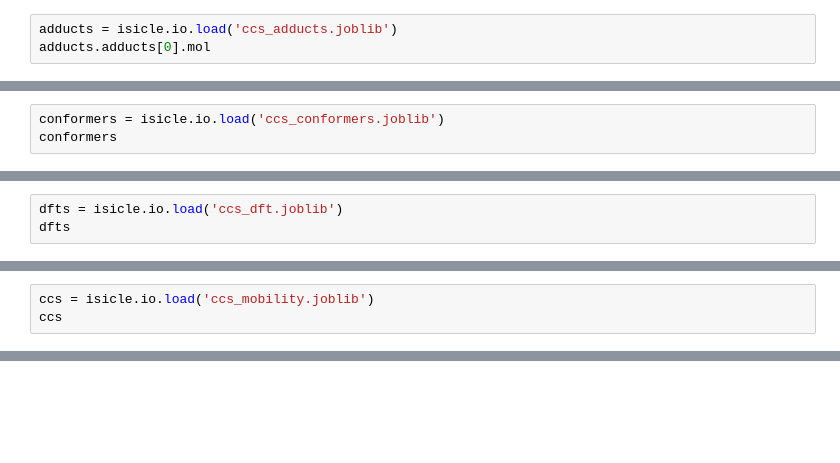
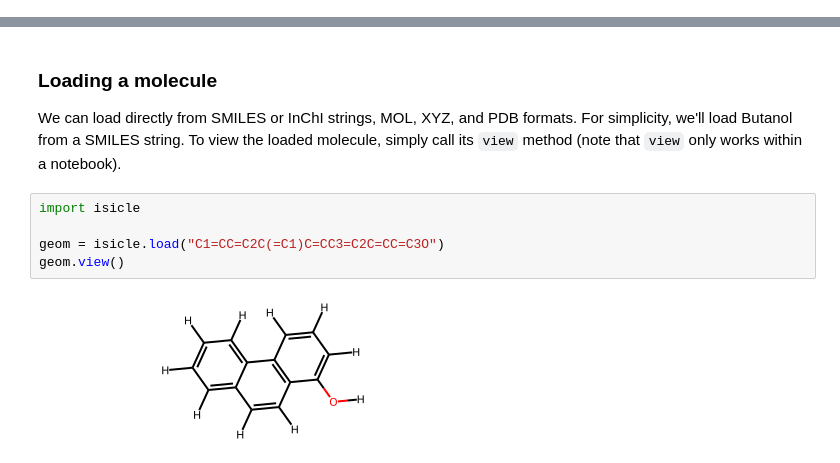
Before and after one commit to pnnl/isicle, a Jupyter notebook: docs/source/user_guide/CCS.ipynb, the cells around one changed output, grey strips where cells are left out. Drawn from its saved outputs; the diff is of its cells as text; blank space fills up the shorter version.

```diff
--- a/docs/source/user_guide/CCS.ipynb
+++ b/docs/source/user_guide/CCS.ipynb
@@ -26,3 +0,0 @@ The ionize function returns an ISiCLE adduct object which contains the history,
-# %%
-adducts = isicle.io.load('ccs_adducts.joblib')
-adducts.adducts[0].mol
@@ -56,3 +0,0 @@ The output `conformers` is saved in `ccs_conformers.joblib`. Each ISiCLE XTBWrap
-# %%
-conformers = isicle.io.load('ccs_conformers.joblib')
-conformers
@@ -105,3 +0,0 @@ for adduct in conformers:
-# %%
-dfts = isicle.io.load('ccs_dft.joblib')
-dfts
@@ -150,3 +0,0 @@ for adduct in dfts:
-# %%
-ccs = isicle.io.load('ccs_mobility.joblib')
-ccs
@@ -201,0 +8,10 @@ Our final CCS value for dimethylglycine is 130.6 $\r{A}^2$, predicting the exper
+# %% [markdown]
+### Loading a molecule
+We can load directly from SMILES or InChI strings, MOL, XYZ, and PDB formats. For simplicity, we'll load Butanol from a SMILES string. To view the loaded molecule, simply call its `view` method (note that `view` only works within a notebook).
+# %%
+import isicle
+
+geom = isicle.load("C1=CC=C2C(=C1)C=CC3=C2C=CC=C3O")
+geom.view()
+# %% [output]
+[figure, added]
```
Also changed, not shown: parts of 68 cells of this notebook.
